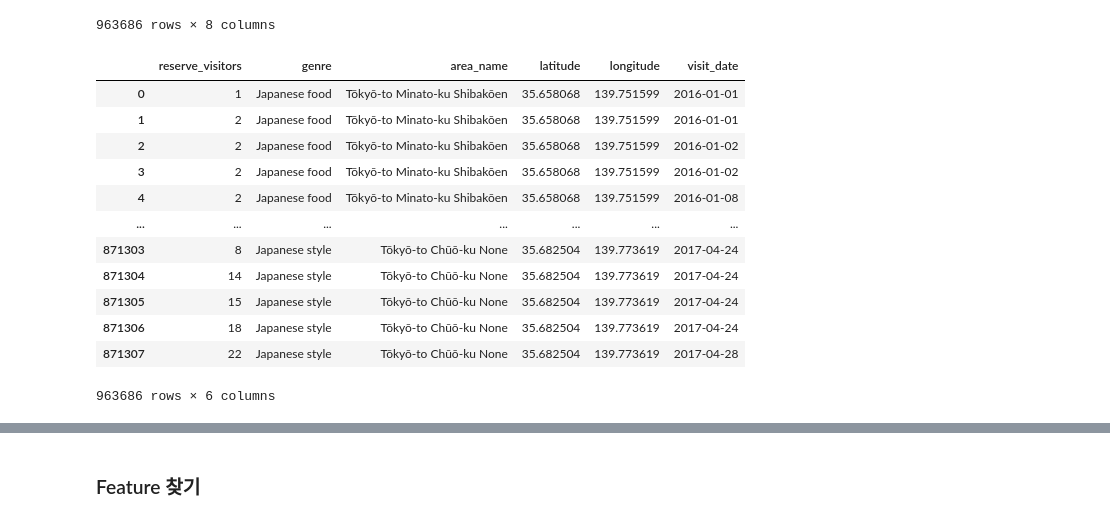
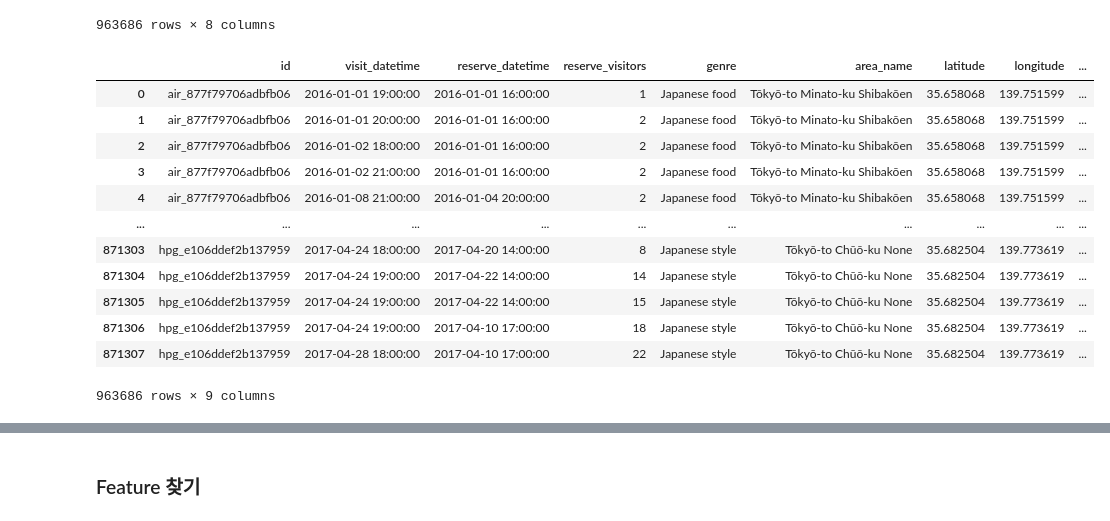
Before and after one commit to dlgur1994/Hackerthon1_Aiffel, a Jupyter notebook: Hyuk/Hackerthon1.ipynb, the cells around one changed output, grey strips where cells are left out. Cells and saved outputs as stored; diff of their text form; code cells hidden in the pictures.

```diff
--- a/Hyuk/Hackerthon1.ipynb
+++ b/Hyuk/Hackerthon1.ipynb
@@ -181,20 +181,20 @@ mixed_df
 # %%
 # visit_datetime을 년월일로 변경
 mixed_cp_df = mixed_df.copy()
 mixed_cp_df['visit_date'] = mixed_cp_df['visit_datetime'].str.slice(start=0, stop=10)
-mixed_cp_df= mixed_cp_df.drop(['id', 'visit_datetime', 'reserve_datetime'], axis='columns')
+# mixed_cp_df= mixed_cp_df.drop(['id', 'visit_datetime', 'reserve_datetime'], axis='columns')
 mixed_cp_df
 # %% [output]
-|  | reserve_visitors | genre | area_name | latitude | longitude | visit_date |
-| 0 | 1 | Japanese food | Tōkyō-to Minato-ku Shibakōen | 35.658068 | 139.751599 | 2016-01-01 |
-| 1 | 2 | Japanese food | Tōkyō-to Minato-ku Shibakōen | 35.658068 | 139.751599 | 2016-01-01 |
-| 2 | 2 | Japanese food | Tōkyō-to Minato-ku Shibakōen | 35.658068 | 139.751599 | 2016-01-02 |
-| 3 | 2 | Japanese food | Tōkyō-to Minato-ku Shibakōen | 35.658068 | 139.751599 | 2016-01-02 |
-| 4 | 2 | Japanese food | Tōkyō-to Minato-ku Shibakōen | 35.658068 | 139.751599 | 2016-01-08 |
-| ... | ... | ... | ... | ... | ... | ... |
-| 871303 | 8 | Japanese style | Tōkyō-to Chūō-ku None | 35.682504 | 139.773619 | 2017-04-24 |
-| 871304 | 14 | Japanese style | Tōkyō-to Chūō-ku None | 35.682504 | 139.773619 | 2017-04-24 |
-| 871305 | 15 | Japanese style | Tōkyō-to Chūō-ku None | 35.682504 | 139.773619 | 2017-04-24 |
-| 871306 | 18 | Japanese style | Tōkyō-to Chūō-ku None | 35.682504 | 139.773619 | 2017-04-24 |
-| 871307 | 22 | Japanese style | Tōkyō-to Chūō-ku None | 35.682504 | 139.773619 | 2017-04-28 |
+|  | id | visit_datetime | reserve_datetime | reserve_visitors | genre | area_name | latitude | longitude | ... |
+| 0 | air_877f79706adbfb06 | 2016-01-01 19:00:00 | 2016-01-01 16:00:00 | 1 | Japanese food | Tōkyō-to Minato-ku Shibakōen | 35.658068 | 139.751599 | ... |
+| 1 | air_877f79706adbfb06 | 2016-01-01 20:00:00 | 2016-01-01 16:00:00 | 2 | Japanese food | Tōkyō-to Minato-ku Shibakōen | 35.658068 | 139.751599 | ... |
+| 2 | air_877f79706adbfb06 | 2016-01-02 18:00:00 | 2016-01-01 16:00:00 | 2 | Japanese food | Tōkyō-to Minato-ku Shibakōen | 35.658068 | 139.751599 | ... |
+| 3 | air_877f79706adbfb06 | 2016-01-02 21:00:00 | 2016-01-01 16:00:00 | 2 | Japanese food | Tōkyō-to Minato-ku Shibakōen | 35.658068 | 139.751599 | ... |
+| 4 | air_877f79706adbfb06 | 2016-01-08 21:00:00 | 2016-01-04 20:00:00 | 2 | Japanese food | Tōkyō-to Minato-ku Shibakōen | 35.658068 | 139.751599 | ... |
+| ... | ... | ... | ... | ... | ... | ... | ... | ... | ... |
+| 871303 | hpg_e106ddef2b137959 | 2017-04-24 18:00:00 | 2017-04-20 14:00:00 | 8 | Japanese style | Tōkyō-to Chūō-ku None | 35.682504 | 139.773619 | ... |
+| 871304 | hpg_e106ddef2b137959 | 2017-04-24 19:00:00 | 2017-04-22 14:00:00 | 14 | Japanese style | Tōkyō-to Chūō-ku None | 35.682504 | 139.773619 | ... |
+| 871305 | hpg_e106ddef2b137959 | 2017-04-24 19:00:00 | 2017-04-22 14:00:00 | 15 | Japanese style | Tōkyō-to Chūō-ku None | 35.682504 | 139.773619 | ... |
+| 871306 | hpg_e106ddef2b137959 | 2017-04-24 19:00:00 | 2017-04-10 17:00:00 | 18 | Japanese style | Tōkyō-to Chūō-ku None | 35.682504 | 139.773619 | ... |
+| 871307 | hpg_e106ddef2b137959 | 2017-04-28 18:00:00 | 2017-04-10 17:00:00 | 22 | Japanese style | Tōkyō-to Chūō-ku None | 35.682504 | 139.773619 | ... |
-963686 rows × 6 columns
+963686 rows × 9 columns
```
Also changed, not shown: parts of 11 cells of this notebook.
